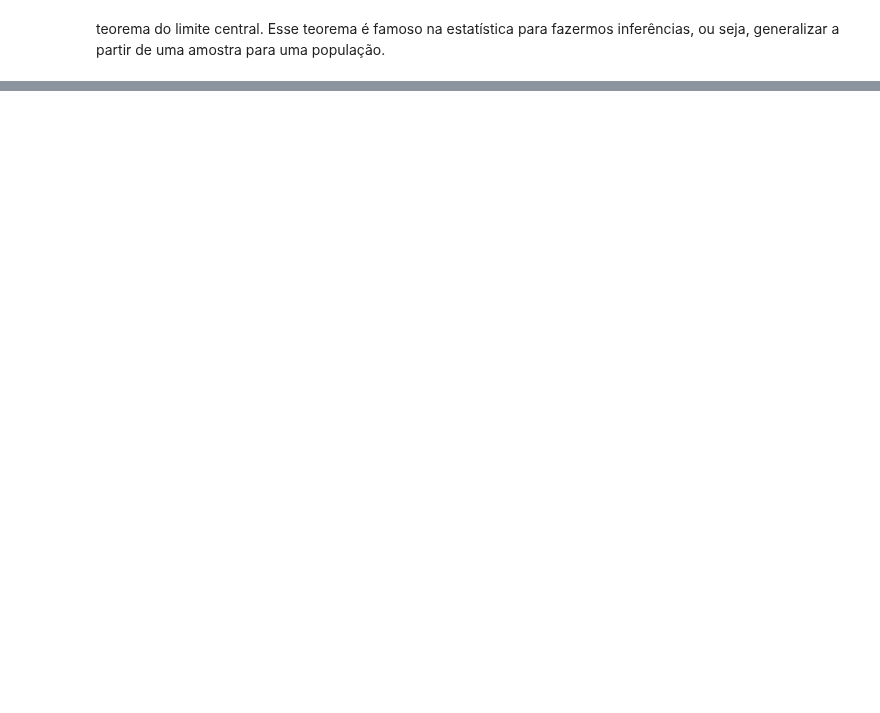
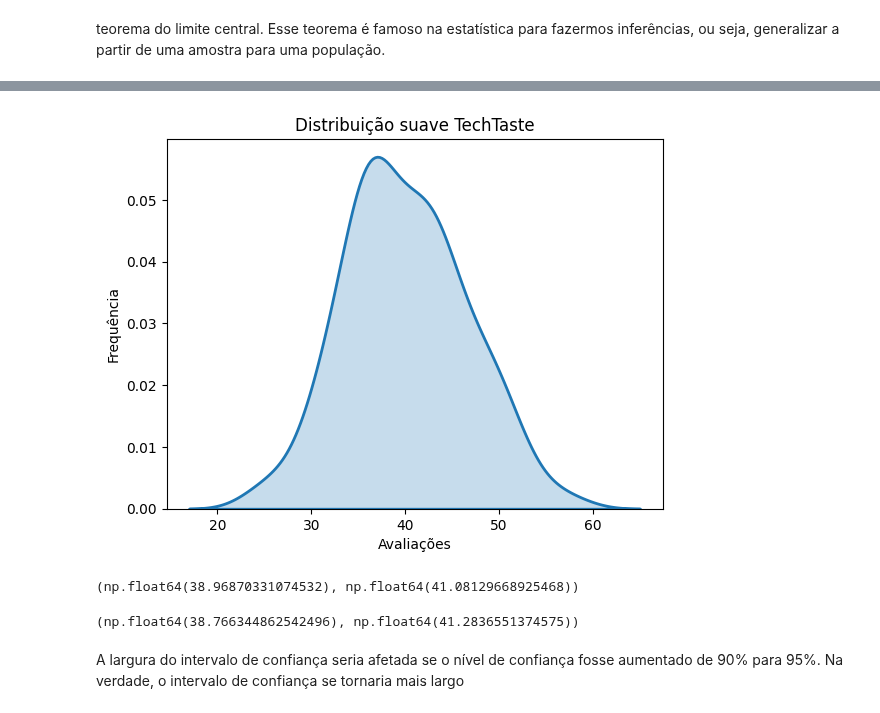
Before and after one commit to annaklaracss/data_science-, a Jupyter notebook: Data_Science_testando_hipóteses.ipynb, the cells around one changed output, grey strips where cells are left out. Cells and saved outputs as stored; diff of their text form; code cells hidden in the pictures; blank space fills up the shorter version.

```diff
--- a/Data_Science_testando_hipóteses.ipynb
+++ b/Data_Science_testando_hipóteses.ipynb
@@ -225,0 +327,30 @@ dtype: float64
+# %%
+import seaborn as sns
+import matplotlib.pyplot as plt
+
+sns.kdeplot(df_techtaste['avaliacoes'], linewidth=2, fill= True)
+
+plt.xlabel('Avaliações')
+plt.ylabel('Frequência')
+plt.title('Distribuição suave TechTaste')
+plt.show()
+# %% [output]
+[figure, added]
+# %%
+confianca= 0.90
+intervalo_confianca = stats.norm.interval(confianca,
+                                       loc=media ,
+                                       scale=desvio_padrao/np.sqrt(n)) #variabilidade do intervalo
+print(intervalo_confianca)
+# %% [output]
+(np.float64(38.96870331074532), np.float64(41.08129668925468))
+# %%
+confianca= 0.95
+intervalo_confianca = stats.norm.interval(confianca,
+                                       loc=media ,
+                                       scale=desvio_padrao/np.sqrt(n)) #variabilidade do intervalo
+print(intervalo_confianca)
+# %% [output]
+(np.float64(38.766344862542496), np.float64(41.2836551374575))
+# %% [markdown]
+A largura do intervalo de confiança seria afetada se o nível de confiança fosse aumentado de 90% para 95%. Na verdade, o intervalo de confiança se tornaria mais largo
```
Also changed, not shown: parts of 26 cells of this notebook.
